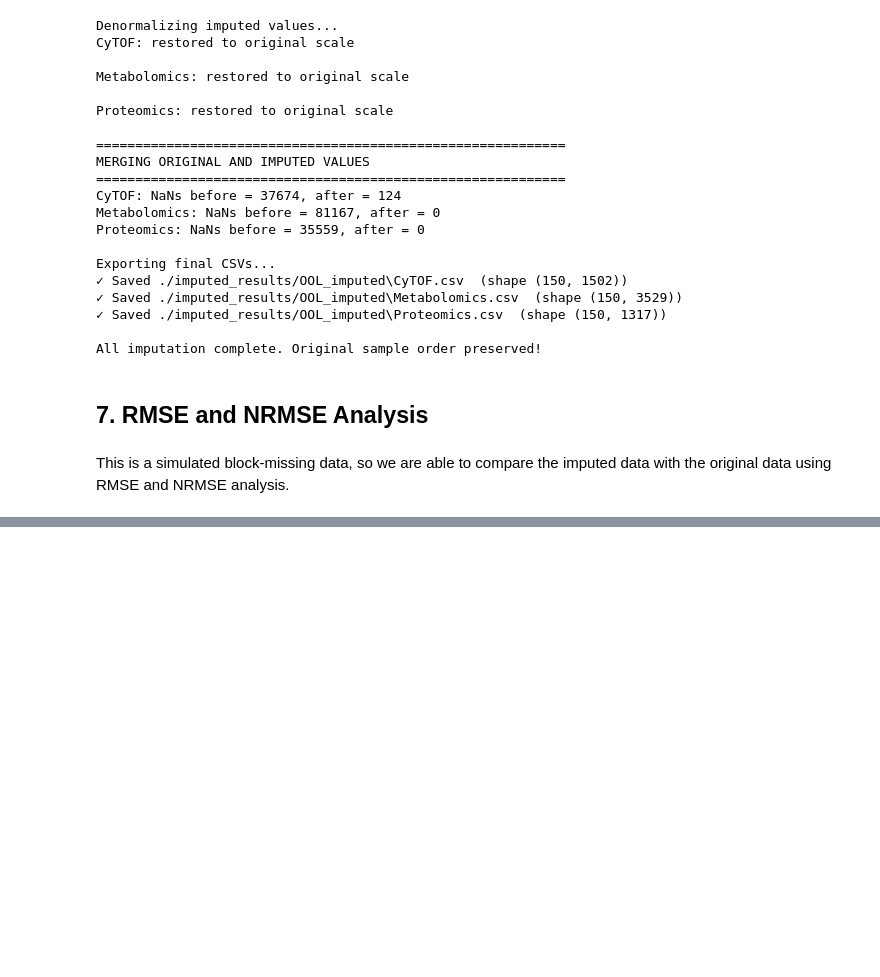
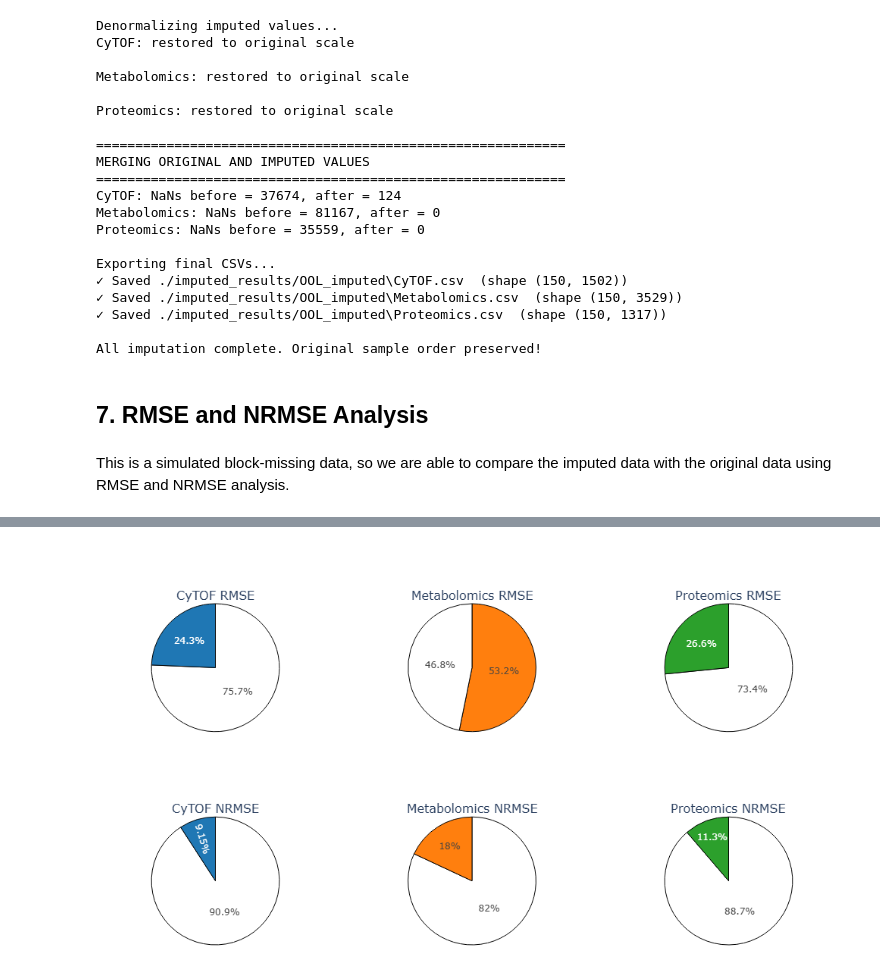
Before and after one commit to zhenliang16/OmicsMind, a Jupyter notebook: Examples/run_OOL.ipynb, the cells around one changed output, grey strips where cells are left out. Cells and saved outputs as stored; diff of their text form; code cells hidden in the pictures; blank space fills up the shorter version.

```diff
--- a/Examples/run_OOL.ipynb
+++ b/Examples/run_OOL.ipynb
@@ -115,7 +115,7 @@ def to_tensor_batch(batch):
     train_mask_t = {m: torch.tensor(train_mask[m], device=device) for m in train_mask}
     return batch_x, observed_t, train_mask_t
 
-epochs = 50  # increase to 200+ for paper-level runs
+epochs = 200
 for ep in range(1, epochs+1):
     model.train()
     total = total_rec = total_kl = 0.0
@@ -436,15 +407,4 @@ Proteomics: RMSE=0.2490, NRMSE=0.1057
 # %%
-import seaborn as sns
-import matplotlib.pyplot as plt
-
-# Plot analysis results, index = modality
-results_df = pd.DataFrame(results).T
-results_df.reset_index(inplace=True)
-results_df.rename(columns={"index": "modality"}, inplace=True)
-
-sns.barplot(data=results_df, x="modality", y="NRMSE")
-plt.ylabel("NRMSE")
-plt.title("NRMSE by Modality")
-plt.xticks(rotation=45)
-plt.tight_layout()
-plt.show()
+plot_rmse_nrmse_pies(results)
+# %% [output]
+[figure, added]
```
Also changed, not shown: parts of 3 cells of this notebook, 6 other files.
